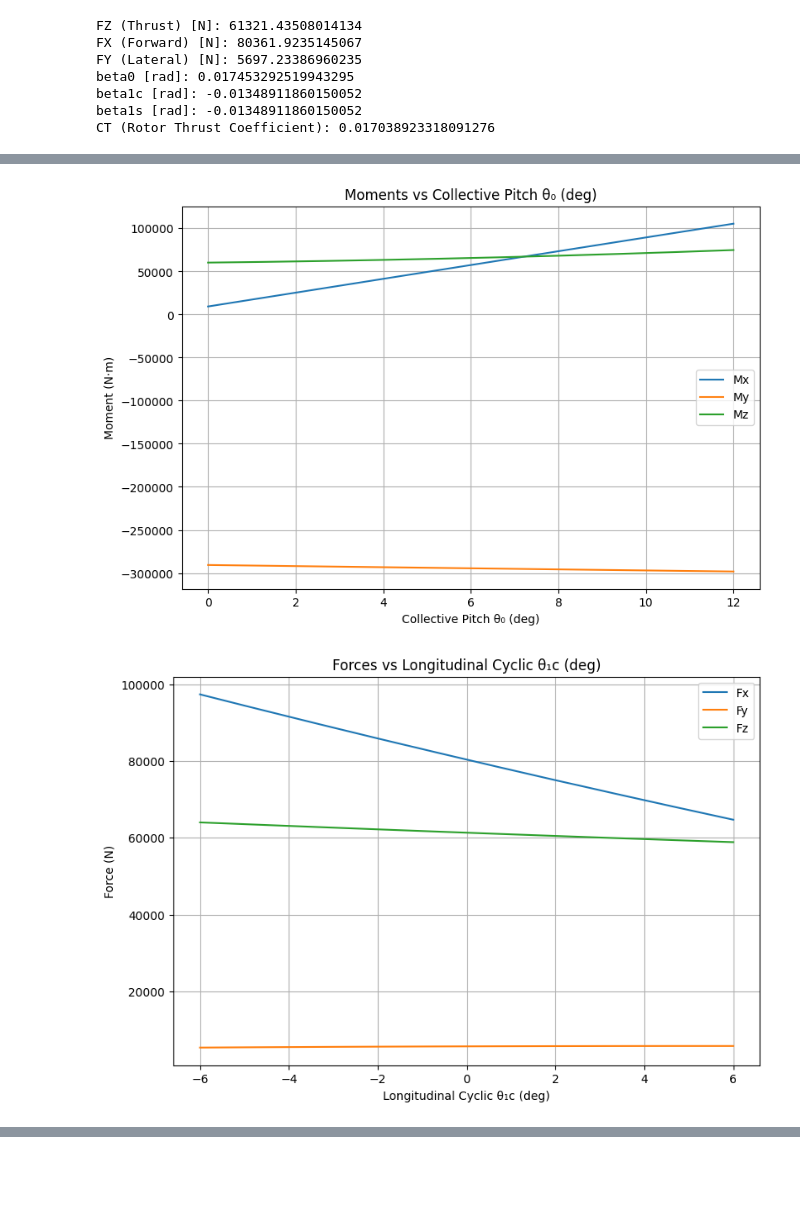
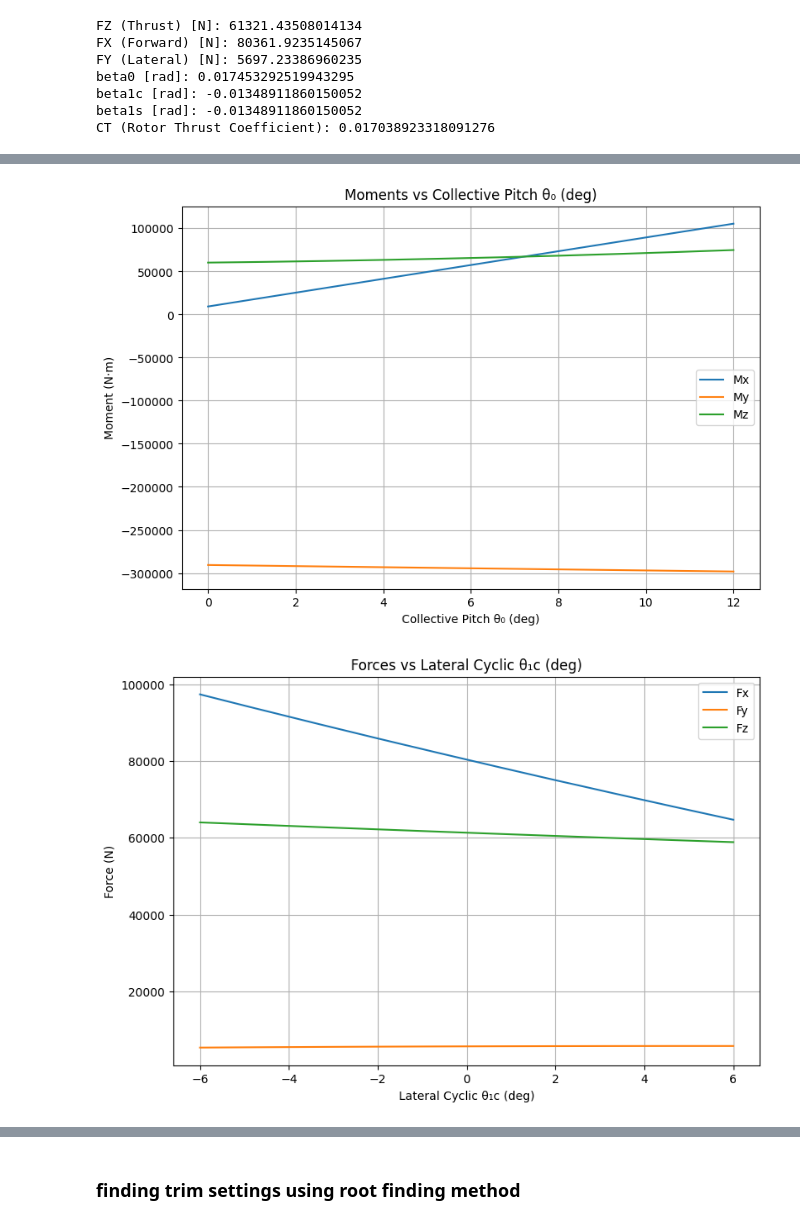
Before and after one commit to krishna0040/Rotary_AE667, a Jupyter notebook: Assignment2.ipynb, the cells around one changed output, grey strips where cells are left out. Saved outputs shown, nothing was run; the diff lists cells and outputs as text; code cells hidden in the pictures; blank space fills up the shorter version.

```diff
--- a/Assignment2.ipynb
+++ b/Assignment2.ipynb
@@ -130,35 +128,35 @@ def plot_forces(var_range, Fx, Fy, Fz, xlabel):
     plt.plot(var_range, Fz, label='Fz')
     plt.xlabel(xlabel)
     plt.ylabel('Force (N)')
     plt.title(f'Forces vs {xlabel}')
     plt.legend()
     plt.grid(True)
     plt.show()
 
 def plot_moments(var_range, Mx, My, Mz, xlabel):
     plt.figure(figsize=(9,6))
     plt.plot(var_range, Mx, label='Mx')
     plt.plot(var_range, My, label='My')
     plt.plot(var_range, Mz, label='Mz')
     plt.xlabel(xlabel)
     plt.ylabel('Moment (N·m)')
     plt.title(f'Moments vs {xlabel}')
     plt.legend()
     plt.grid(True)
     plt.show()
 
 # Plot for θ0
 plot_forces(collective_range, Fx0, Fy0, Fz0, 'Collective Pitch θ₀ (deg)')
 plot_moments(collective_range, Mx0, My0, Mz0, 'Collective Pitch θ₀ (deg)')
 
 # Plot for θ1c
-plot_forces(cyclic_lat_range, Fx1c, Fy1c, Fz1c, 'Longitudinal Cyclic θ₁c (deg)')
-plot_moments(cyclic_lat_range, Mx1c, My1c, Mz1c, 'Longitudinal Cyclic θ₁c (deg)')
+plot_forces(cyclic_lat_range, Fx1c, Fy1c, Fz1c, 'Lateral Cyclic θ₁c (deg)')
+plot_moments(cyclic_lat_range, Mx1c, My1c, Mz1c, 'Lateral Cyclic θ₁c (deg)')
 
 # Plot for θ1s
-plot_forces(cyclic_lon_range, Fx1s, Fy1s, Fz1s, 'Lateral Cyclic θ₁s (deg)')
-plot_moments(cyclic_lon_range, Mx1s, My1s, Mz1s, 'Lateral Cyclic θ₁s (deg)')
+plot_forces(cyclic_lon_range, Fx1s, Fy1s, Fz1s, 'Longitudinal Cyclic θ₁s (deg)')
+plot_moments(cyclic_lon_range, Mx1s, My1s, Mz1s, 'Longitudinal Cyclic θ₁s (deg)')
 # %% [output]
 [figure]
 [figure]
-[figure, old version]
+[figure, new version]
@@ -167,0 +166,2 @@ plot_moments(cyclic_lon_range, Mx1s, My1s, Mz1s, 'Lateral Cyclic θ₁s (deg)')
+# %% [markdown]
+### finding trim settings using root finding method
```
Also changed, not shown: parts of 6 cells of this notebook.
